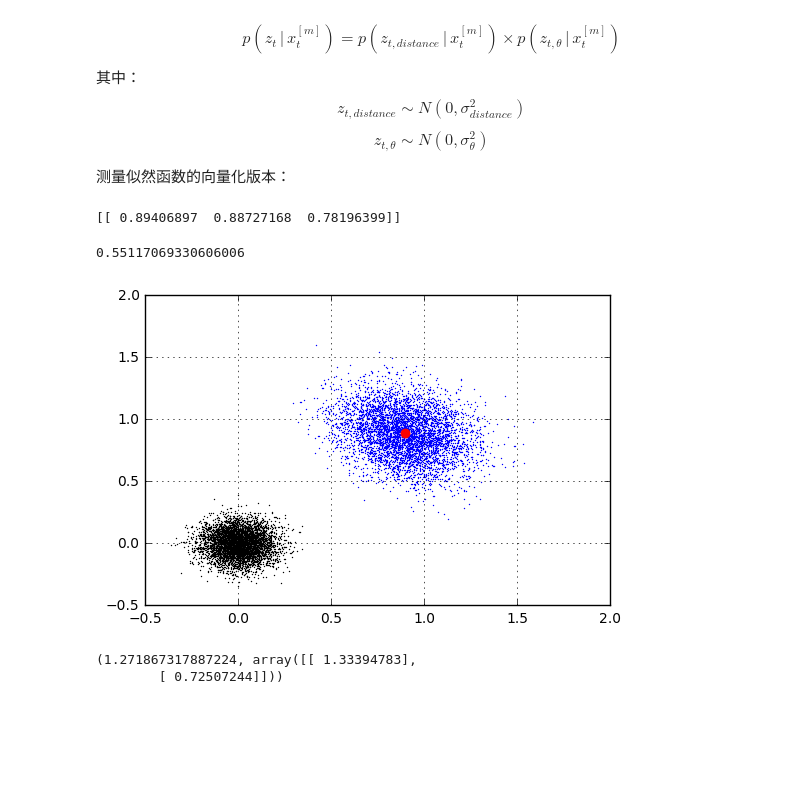
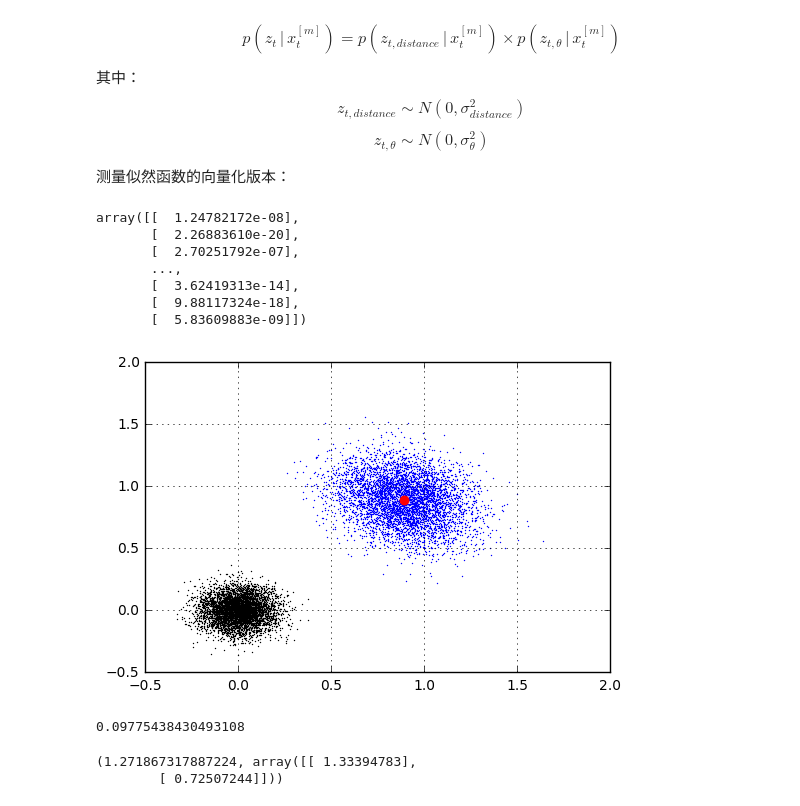
Before and after one commit to liuii/ProbRobotics, a Jupyter notebook: notebooks/02NonparametricFilters/ParticleFilterResampleVersion.ipynb, the cells around one changed output. Drawn from its saved outputs; the diff is of its cells as text; code cells hidden in the pictures; blank space fills up the shorter version.

```diff
--- a/notebooks/02NonparametricFilters/ParticleFilterResampleVersion.ipynb
+++ b/notebooks/02NonparametricFilters/ParticleFilterResampleVersion.ipynb
@@ -161,23 +164,33 @@ def measurement_model(X, z, sigma_distance=0.1, sigma_theta=0.1):
 # %%
 # 当距离误差小于角度误差时，可以得到以下采样分布
 u = 1
 sigma_u = 0.1
 sigma_theta= 0.1
 
 X = np.random.multivariate_normal([0,0,np.pi/4], np.diag([0.01,0.01,0.01]), size=5000)
 X_sample = sample_motion_model(X, U[0], sigma_u=sigma_u, sigma_theta=sigma_theta)
 
 # 黑色为原始例子，蓝色为运动采样后的粒子
 plt.scatter(X[:,0], X[:,1], s=1, c='k', lw=0)
 plt.scatter(X_sample[:,0], X_sample[:,1], s=1, c='b', lw=0)
 mean = np.mean(X_sample, axis=0, keepdims=True)
-print(mean)
 plt.scatter(mean[:,0], mean[:,1],s=50, c='r', lw=0)
 plt.grid()
-
-np.mean(measurement_model(X_sample, Z[0], sigma_distance=0.1, sigma_theta=0.1))
 # %% [output]
-[[ 0.89406897  0.88727168  0.78196399]]
+array([[  1.24782172e-08],
+       [  2.26883610e-20],
+       [  2.70251792e-07],
+       ...,
+       [  3.62419313e-14],
+       [  9.88117324e-18],
+       [  5.83609883e-09]])
-0.55117069330606006
-[figure, old version]
+[figure, new version]
+# %%
+d, w = measurement_model(X_sample, Z[0], sigma_distance=0.1, sigma_theta=0.1)
+
+w = w / np.sum(w)
+
+np.sum(d * w)
+# %% [output]
+0.09775438430493108
 # %%
```
Also changed, not shown: parts of 6 cells of this notebook.
